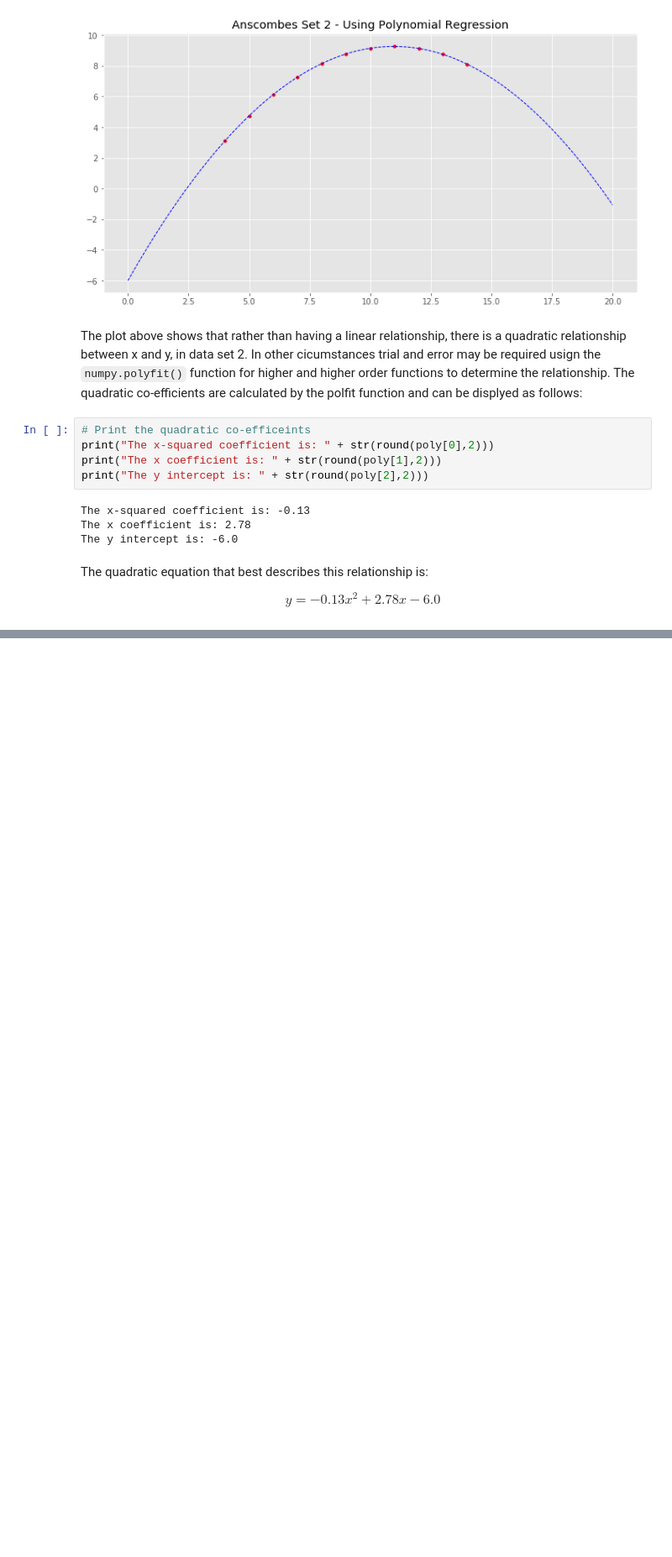
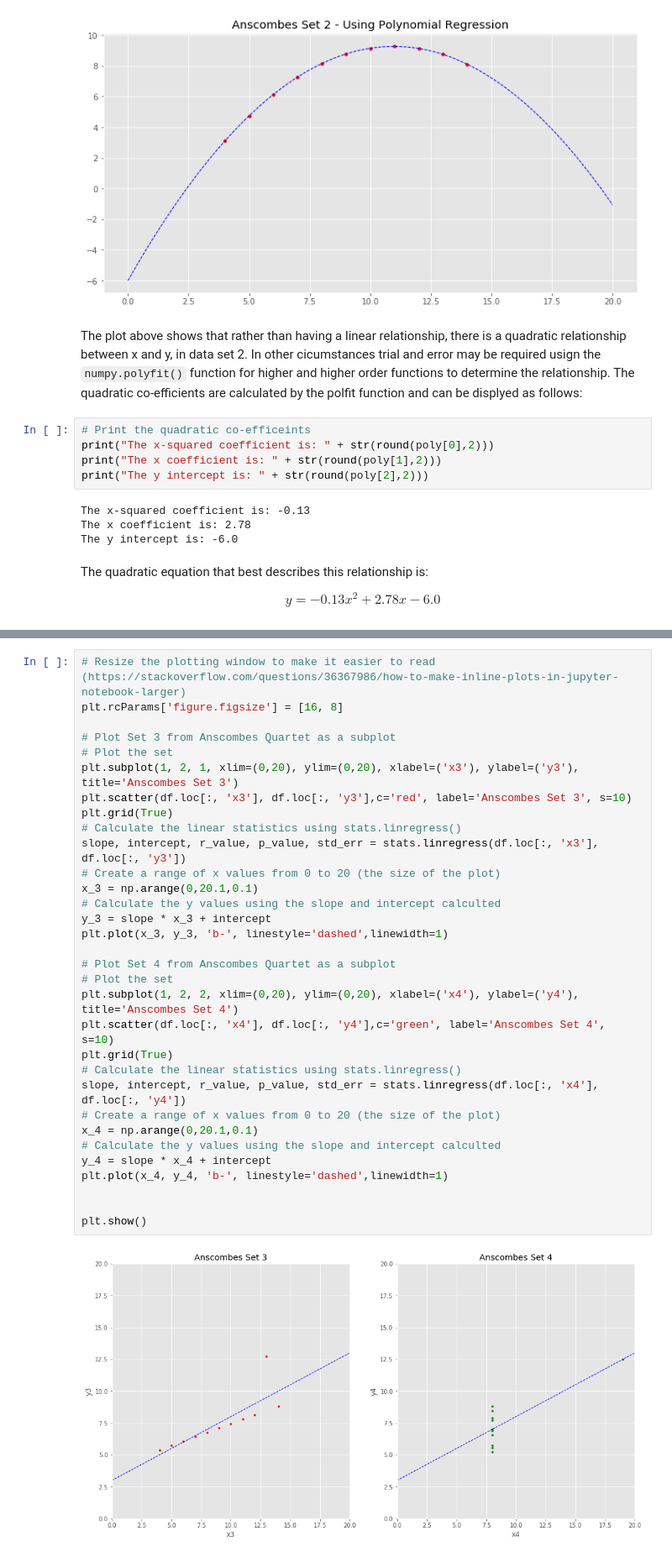
Before and after one commit to shkyler/gmit-foda-exercises, a Jupyter notebook: anscombes.ipynb, the cells around one changed output, grey strips where cells are left out. Shown: that part at 84% size. Cells and saved outputs as stored; diff of their text form; blank space fills up the shorter version.

```diff
--- a/anscombes.ipynb
+++ b/anscombes.ipynb
@@ -305,0 +331,34 @@ $$
+# %%
+# Resize the plotting window to make it easier to read (https://stackoverflow.com/questions/36367986/how-to-make-inline-plots-in-jupyter-notebook-larger)
+plt.rcParams['figure.figsize'] = [16, 8]
+
+# Plot Set 3 from Anscombes Quartet as a subplot
+# Plot the set
+plt.subplot(1, 2, 1, xlim=(0,20), ylim=(0,20), xlabel=('x3'), ylabel=('y3'), title='Anscombes Set 3')
+plt.scatter(df.loc[:, 'x3'], df.loc[:, 'y3'],c='red', label='Anscombes Set 3', s=10)
+plt.grid(True)
+# Calculate the linear statistics using stats.linregress()
+slope, intercept, r_value, p_value, std_err = stats.linregress(df.loc[:, 'x3'], df.loc[:, 'y3'])
+# Create a range of x values from 0 to 20 (the size of the plot)
+x_3 = np.arange(0,20.1,0.1)
+# Calculate the y values using the slope and intercept calculted
+y_3 = slope * x_3 + intercept
+plt.plot(x_3, y_3, 'b-', linestyle='dashed',linewidth=1)
+
+# Plot Set 4 from Anscombes Quartet as a subplot
+# Plot the set
+plt.subplot(1, 2, 2, xlim=(0,20), ylim=(0,20), xlabel=('x4'), ylabel=('y4'), title='Anscombes Set 4')
+plt.scatter(df.loc[:, 'x4'], df.loc[:, 'y4'],c='green', label='Anscombes Set 4', s=10)
+plt.grid(True)
+# Calculate the linear statistics using stats.linregress()
+slope, intercept, r_value, p_value, std_err = stats.linregress(df.loc[:, 'x4'], df.loc[:, 'y4'])
+# Create a range of x values from 0 to 20 (the size of the plot)
+x_4 = np.arange(0,20.1,0.1)
+# Calculate the y values using the slope and intercept calculted
+y_4 = slope * x_4 + intercept
+plt.plot(x_4, y_4, 'b-', linestyle='dashed',linewidth=1)
+
+
+plt.show()
+# %% [output]
+[figure, added]
```
Also changed, not shown: parts of 9 cells of this notebook.
